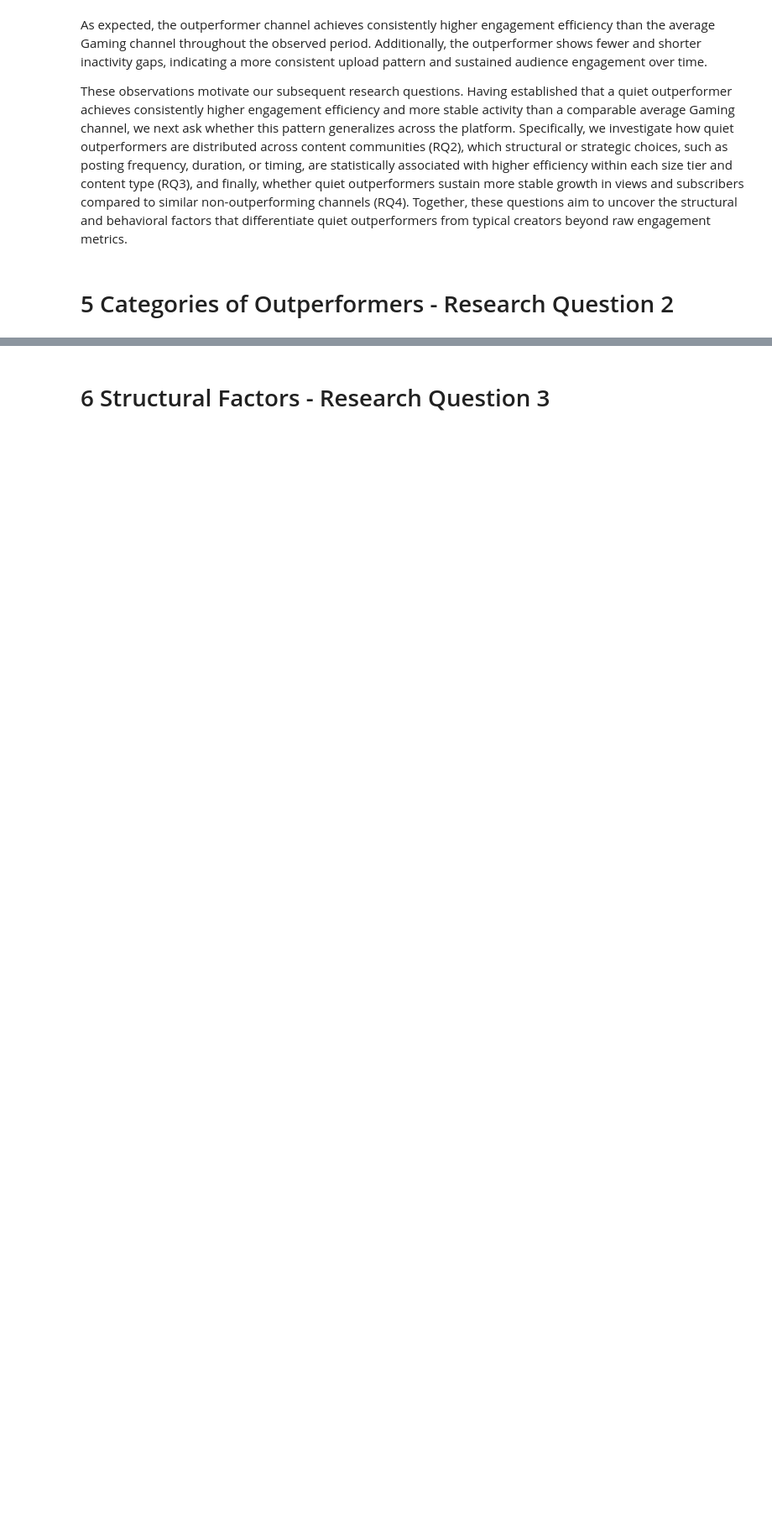
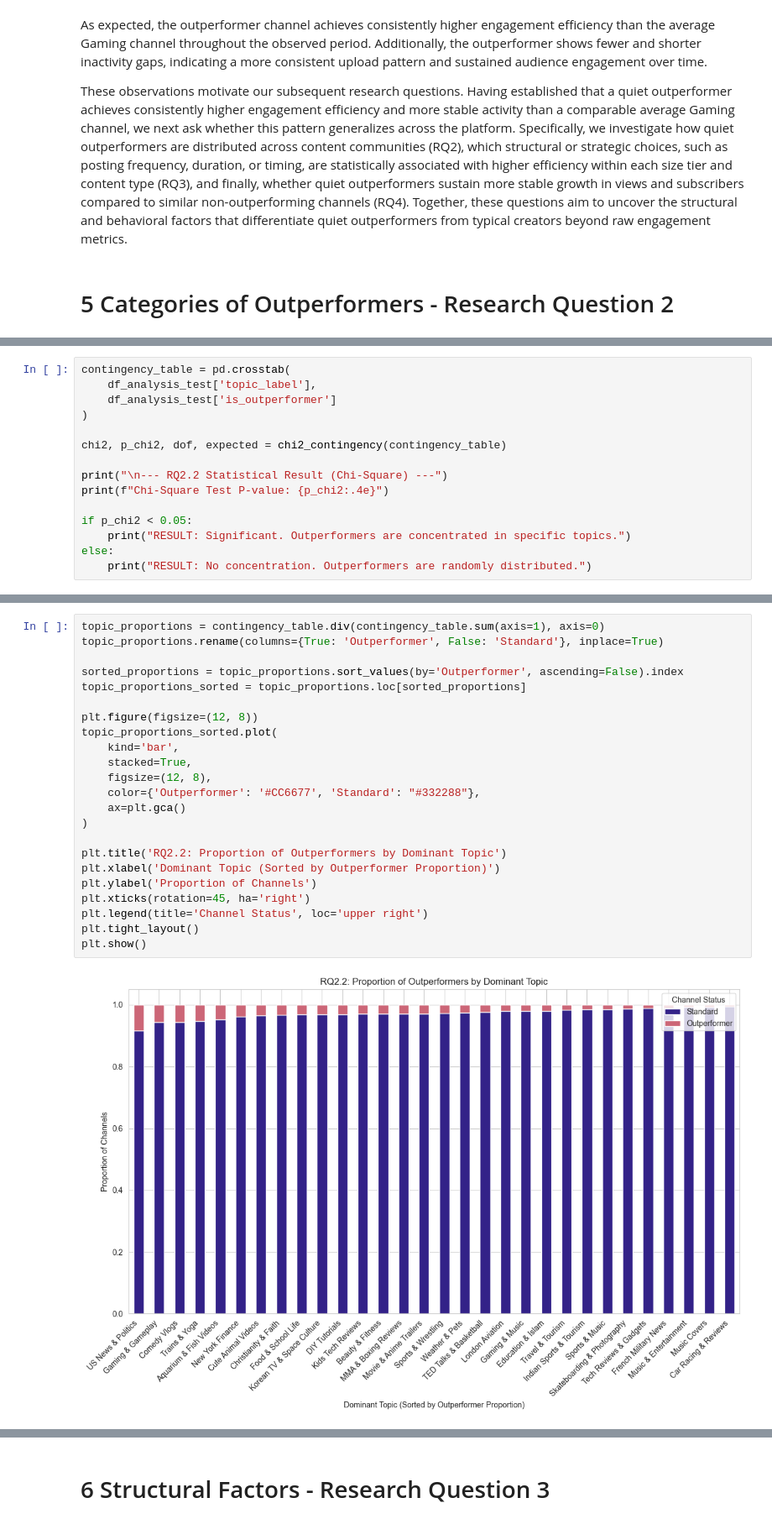
Before and after one commit to jpapinto/ada-2025-project-in5ight, a Jupyter notebook: results.ipynb, the cells around one changed output, grey strips where cells are left out. Shown at 84% size. Saved outputs shown, nothing was run; the diff lists cells and outputs as text; blank space fills up the shorter version.

```diff
--- a/results.ipynb
+++ b/results.ipynb
@@ -516,0 +1331,15 @@ These observations motivate our subsequent research questions. Having establishe
+# %%
+contingency_table = pd.crosstab(
+    df_analysis_test['topic_label'],
+    df_analysis_test['is_outperformer']
+)
+
+chi2, p_chi2, dof, expected = chi2_contingency(contingency_table)
+
+print("\n--- RQ2.2 Statistical Result (Chi-Square) ---")
+print(f"Chi-Square Test P-value: {p_chi2:.4e}")
+
+if p_chi2 < 0.05:
+    print("RESULT: Significant. Outperformers are concentrated in specific topics.")
+else:
+    print("RESULT: No concentration. Outperformers are randomly distributed.")
@@ -516,0 +1350,25 @@ These observations motivate our subsequent research questions. Having establishe
+# %%
+topic_proportions = contingency_table.div(contingency_table.sum(axis=1), axis=0)
+topic_proportions.rename(columns={True: 'Outperformer', False: 'Standard'}, inplace=True)
+
+sorted_proportions = topic_proportions.sort_values(by='Outperformer', ascending=False).index
+topic_proportions_sorted = topic_proportions.loc[sorted_proportions]
+
+plt.figure(figsize=(12, 8))
+topic_proportions_sorted.plot(
+    kind='bar',
+    stacked=True,
+    figsize=(12, 8),
+    color={'Outperformer': '#CC6677', 'Standard': "#332288"},
+    ax=plt.gca()
+)
+
+plt.title('RQ2.2: Proportion of Outperformers by Dominant Topic')
+plt.xlabel('Dominant Topic (Sorted by Outperformer Proportion)')
+plt.ylabel('Proportion of Channels')
+plt.xticks(rotation=45, ha='right')
+plt.legend(title='Channel Status', loc='upper right')
+plt.tight_layout()
+plt.show()
+# %% [output]
+[figure, added]
```
Also changed, not shown: parts of 40 cells of this notebook.
